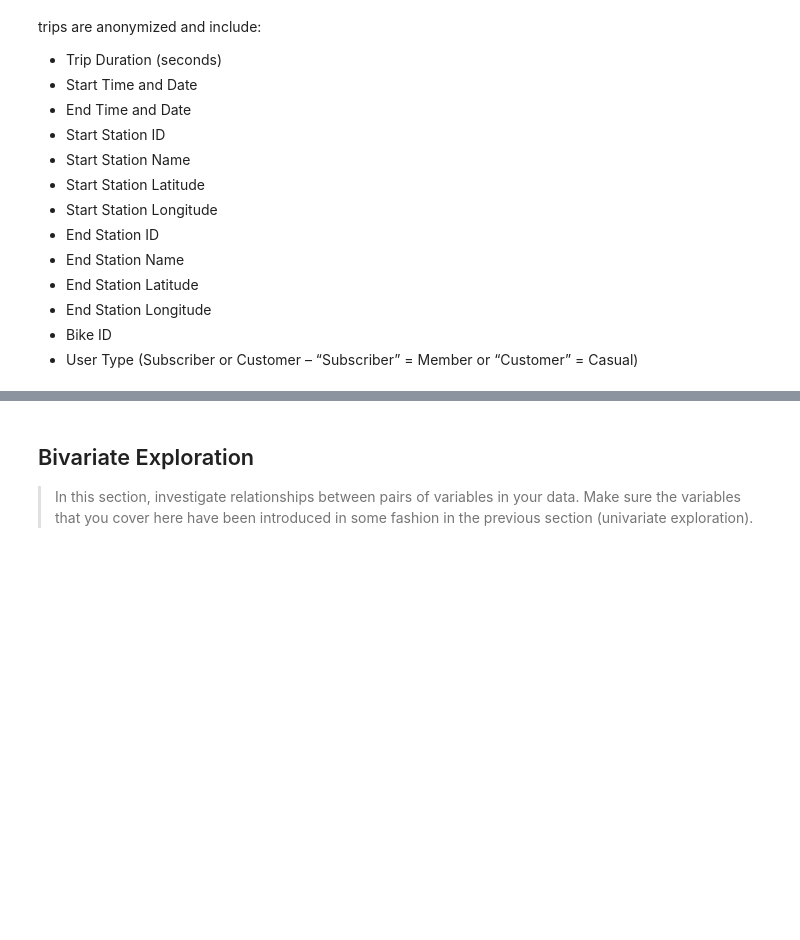
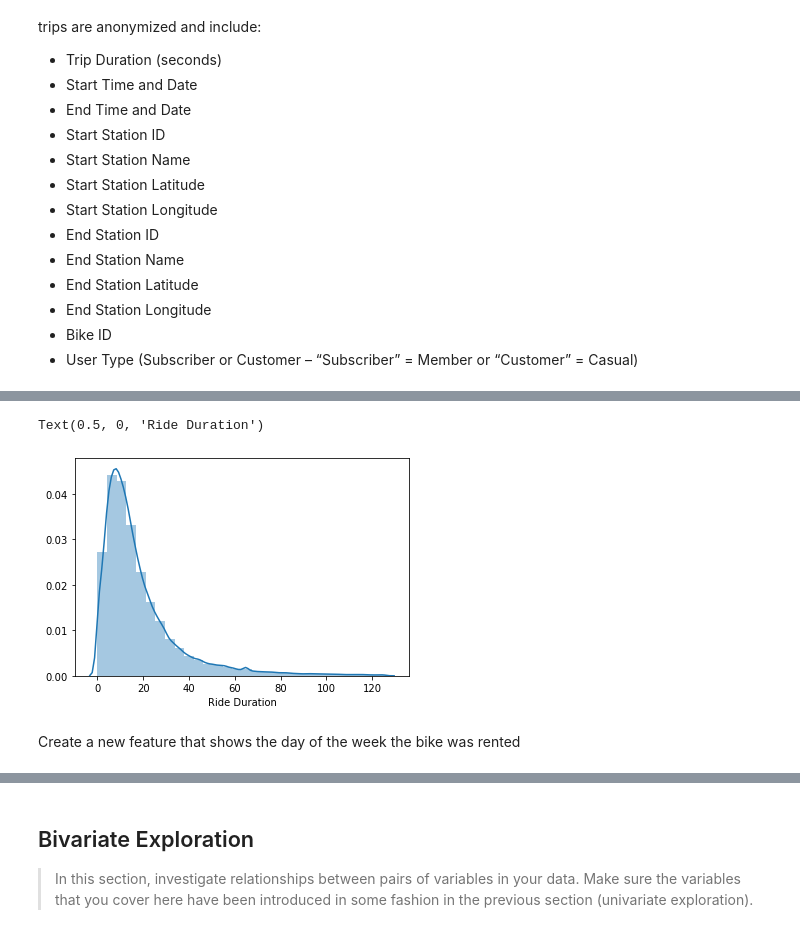
Before and after one commit to JuanGarcia10/data-visualization-lyft-bikes, a Jupyter notebook: Exploring_Lyft-Bikes_dataset.ipynb, the cells around one changed output, grey strips where cells are left out. Drawn from its saved outputs; the diff is of its cells as text; code cells hidden in the pictures; blank space fills up the shorter version.

```diff
--- a/Exploring_Lyft-Bikes_dataset.ipynb
+++ b/Exploring_Lyft-Bikes_dataset.ipynb
@@ -61,0 +181,12 @@ you plan on investigating next.
+# %%
+# Drop all values above the 99 percentile
+df_clean = df_clean.loc[df_clean.ride_dur < 126.35]
+# %%
+# Test: get a view of the distribution of the revised dataset
+sns.distplot(df_clean.ride_dur, bins=30)
+plt.xlabel('Ride Duration')
+# %% [output]
+Text(0.5, 0, 'Ride Duration')
+[figure, added]
+# %% [markdown]
+Create a new feature that shows the day of the week the bike was rented
```
Also changed, not shown: parts of 55 cells of this notebook.
